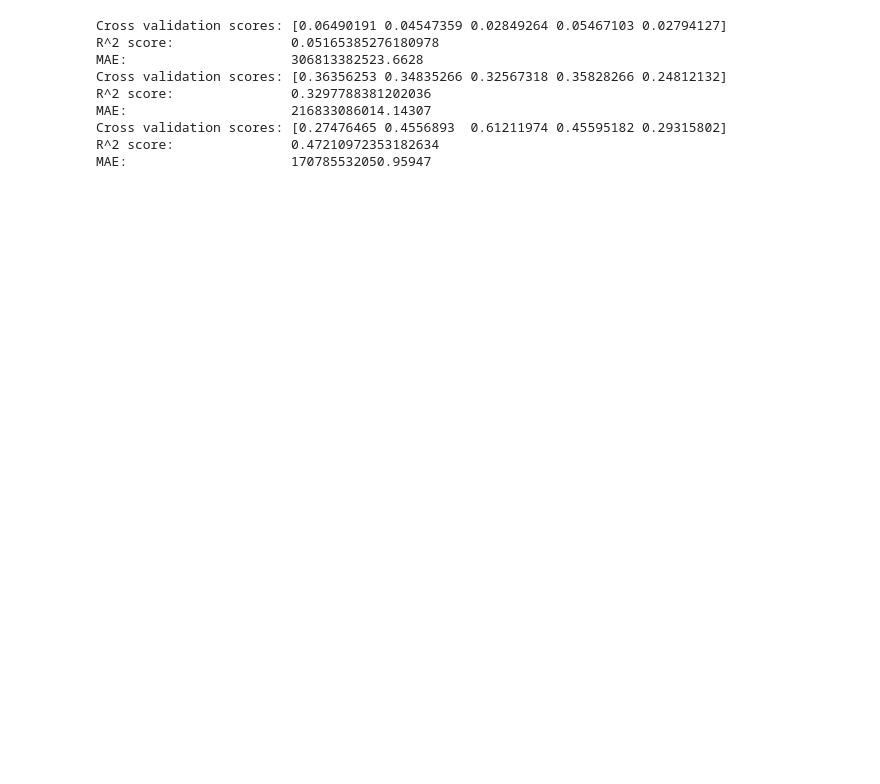
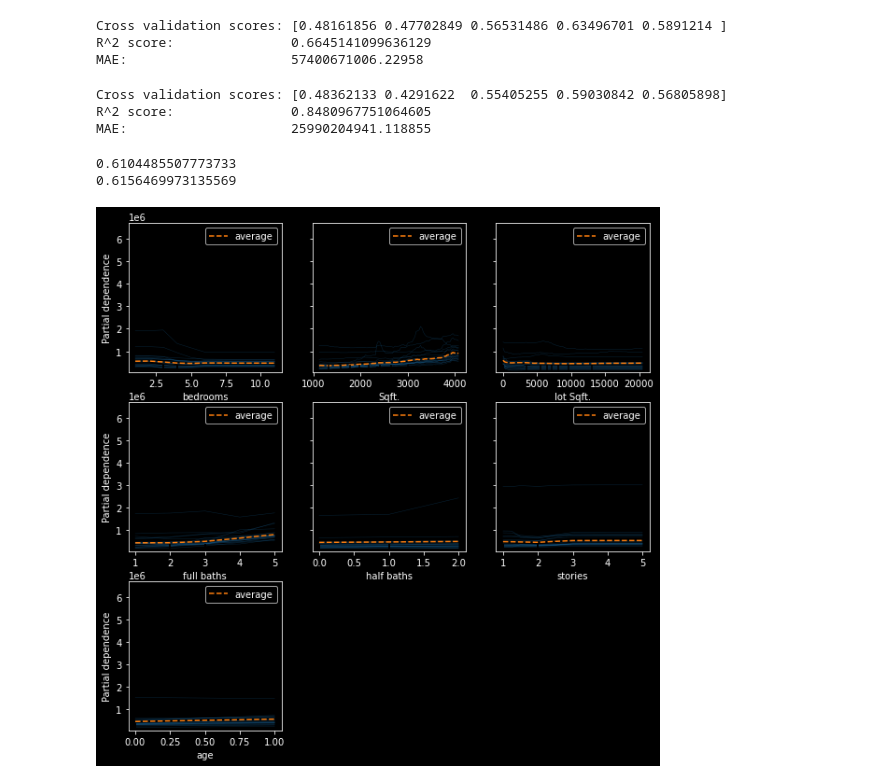
Before and after one commit to cgholt/data_portfolio, a Jupyter notebook: realestate_ml/models/regression.ipynb, the cells around one changed output. Cells and saved outputs as stored; diff of their text form; code cells hidden in the pictures; blank space fills up the shorter version.

Commit message:
Regression model update

```diff
--- a/realestate_ml/models/regression.ipynb
+++ b/realestate_ml/models/regression.ipynb
@@ -174,0 +148,12 @@ MAE:                     63352840067.4645
+# %%
+forest_best = RandomForestRegressor(max_depth=20,
+                               max_features='log2',
+                               min_samples_leaf=5,
+                               n_estimators=2000,
+                               bootstrap=True,
+                               n_jobs=3)
+evalModel(X_train, y_train, forest_best, 5)
+# %% [output]
+Cross validation scores: [0.48161856 0.47702849 0.56531486 0.63496701 0.5891214 ]
+R^2 score:               0.6645141099636129
+MAE:                     57400671006.22958
@@ -175,21 +176,40 @@ MAE:                     63352840067.4645
+# %%
+xg_best = GradientBoostingRegressor(learning_rate=0.01,
+                                    n_estimators=2000,
+                                    max_depth=10,
+                                    min_samples_leaf=7,
+                                    max_features='sqrt')
+
+evalModel(X_train_prep, y_train, xg_best, 5)
+# %% [output]
+Cross validation scores: [0.48362133 0.4291622  0.55405255 0.59030842 0.56805898]
+R^2 score:               0.8480967751064605
+MAE:                     25990204941.118855
+# %%
+xg_best_scaled = GradientBoostingRegressor(learning_rate=0.01,
+                                    n_estimators=500,
+                                    max_depth=10,
+                                    min_samples_leaf=7,
+                                    max_features='sqrt')
+print(xg_best_scaled.fit(X_train_prep, y_train).score(X_test_prep, y_test))
+print(xg_best_scaled.fit(X_train, y_train).score(X_test, y_test))
+# %% [output]
+0.6104485507773733
+0.6156469973135569
+# %%
+features = ['bedrooms', 'Sqft.', 'lot Sqft.', 'full baths', 'half baths', 'stories', 'age']
+PartialDependenceDisplay.from_estimator(xg_best_scaled, X_train, features=features, feature_names=features, kind='both', subsample=20)
+fig = plt.gcf()
+fig.set_size_inches(10, 10)
+plt.show()
+# %% [output]
+[figure, added]
 # %%
+# svr_rbf = SVR(kernel="rbf", C=100, gamma=0.1, epsilon=0.1)
+# svr_lin = SVR(kernel="linear", C=100, gamma="auto")
+# svr_poly = SVR(kernel="poly", C=100, gamma="auto", degree=3, epsilon=0.1, coef0=1)
 
-
-svr_rbf = SVR(kernel="rbf", C=100, gamma=0.1, epsilon=0.1)
-svr_lin = SVR(kernel="linear", C=100, gamma="auto")
-svr_poly = SVR(kernel="poly", C=100, gamma="auto", degree=3, epsilon=0.1, coef0=1)
-
-evalModel(X_train_prep_dropfirst, y_train, svr_rbf, 5)
-evalModel(X_train_prep_dropfirst, y_train, svr_lin, 5)
-evalModel(X_train_prep_dropfirst, y_train, svr_poly, 5)
+# evalModel(X_train_prep_dropfirst, y_train, svr_rbf, 5)
+# evalModel(X_train_prep_dropfirst, y_train, svr_lin, 5)
+# evalModel(X_train_prep_dropfirst, y_train, svr_poly, 5)
-# %% [output]
-Cross validation scores: [0.06490191 0.04547359 0.02849264 0.05467103 0.02794127]
-R^2 score:               0.05165385276180978
-MAE:                     306813382523.6628
-Cross validation scores: [0.36356253 0.34835266 0.32567318 0.35828266 0.24812132]
-R^2 score:               0.3297788381202036
-MAE:                     216833086014.14307
-Cross validation scores: [0.27476465 0.4556893  0.61211974 0.45595182 0.29315802]
-R^2 score:               0.47210972353182634
-MAE:                     170785532050.95947
 # %%
```
Also changed, not shown: parts of 13 cells of this notebook, 6 other files.
